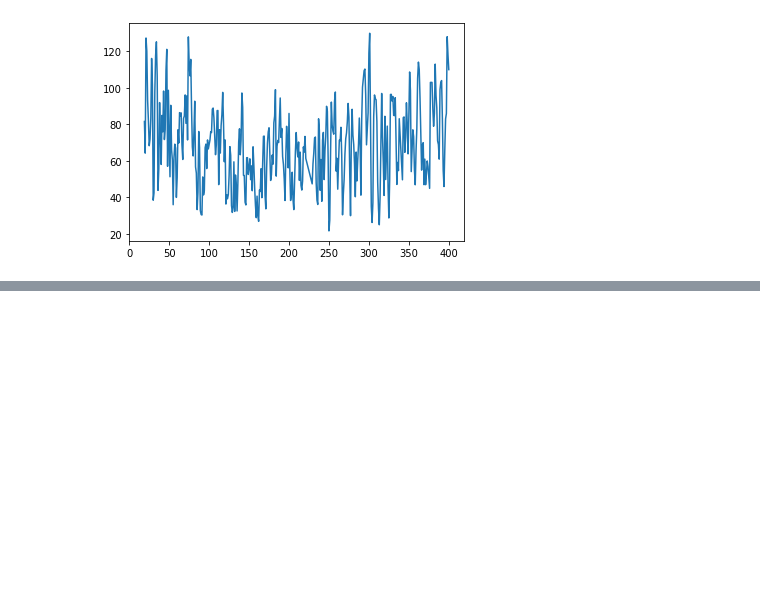
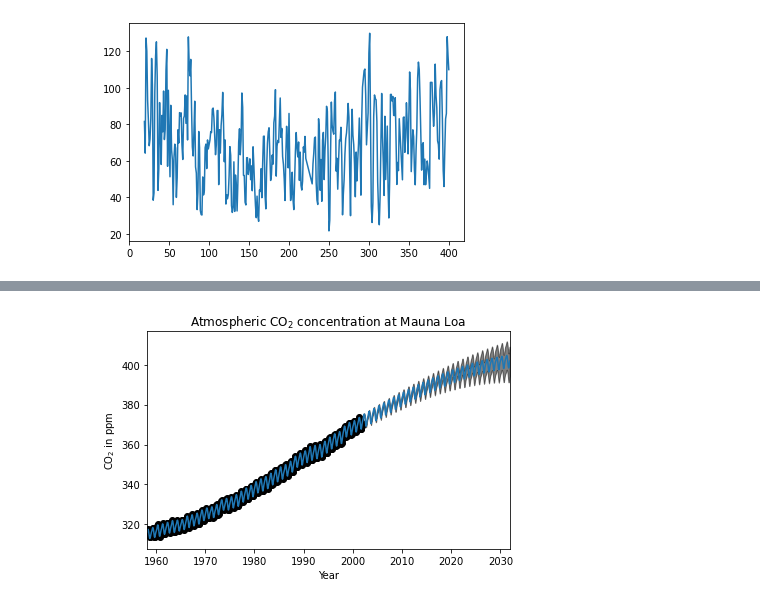
Before and after one commit to juanlu29/juanlu29, a Jupyter notebook: ajustesParametrosContaminacionMadrid.ipynb, the cells around one changed output, grey strips where cells are left out. Saved outputs shown, nothing was run; the diff lists cells and outputs as text; code cells hidden in the pictures; blank space fills up the shorter version.

```diff
--- a/ajustesParametrosContaminacionMadrid.ipynb
+++ b/ajustesParametrosContaminacionMadrid.ipynb
@@ -800,0 +885,99 @@ visualizacion_poste.mostrarPlot() # Muestra incertidumbre de la distribución de
+# %%
+# Authors: Jan Hendrik Metzen <jhm@informatik.uni-bremen.de>
+#
+# License: BSD 3 clause
+
+
+import numpy as np
+
+from matplotlib import pyplot as plt
+from sklearn.datasets import fetch_openml
+from sklearn.gaussian_process import GaussianProcessRegressor
+from sklearn.gaussian_process.kernels \
+    import RBF, WhiteKernel, RationalQuadratic, ExpSineSquared
+
+print(__doc__)
+
+
+def load_mauna_loa_atmospheric_co2():
+    ml_data = fetch_openml(data_id=41187)
+    months = []
+    ppmv_sums = []
+    counts = []
+
+    y = ml_data.data[:, 0]
+    m = ml_data.data[:, 1]
+    month_float = y + (m - 1) / 12
+    ppmvs = ml_data.target
+
+    for month, ppmv in zip(month_float, ppmvs):
+        if not months or month != months[-1]:
+            months.append(month)
+            ppmv_sums.append(ppmv)
+            counts.append(1)
+        else:
+            # aggregate monthly sum to produce average
+            ppmv_sums[-1] += ppmv
+            counts[-1] += 1
+
+    months = np.asarray(months).reshape(-1, 1)
+    avg_ppmvs = np.asarray(ppmv_sums) / counts
+    return months, avg_ppmvs
+
+
+X, y = load_mauna_loa_atmospheric_co2()
+
+# Kernel with parameters given in GPML book
+k1 = 66.0**2 * RBF(length_scale=67.0)  # long term smooth rising trend
+k2 = 2.4**2 * RBF(length_scale=90.0) \
+    * ExpSineSquared(length_scale=1.3, periodicity=1.0)  # seasonal component
+# medium term irregularity
+k3 = 0.66**2 \
+    * RationalQuadratic(length_scale=1.2, alpha=0.78)
+k4 = 0.18**2 * RBF(length_scale=0.134) \
+    + WhiteKernel(noise_level=0.19**2)  # noise terms
+kernel_gpml = k1 + k2 + k3 + k4
+
+gp = GaussianProcessRegressor(kernel=kernel_gpml, alpha=0,
+                              optimizer=None, normalize_y=True)
+gp.fit(X, y)
+
+print("GPML kernel: %s" % gp.kernel_)
+print("Log-marginal-likelihood: %.3f"
+      % gp.log_marginal_likelihood(gp.kernel_.theta))
+
+# Kernel with optimized parameters
+k1 = 50.0**2 * RBF(length_scale=50.0)  # long term smooth rising trend
+k2 = 2.0**2 * RBF(length_scale=100.0) \
+    * ExpSineSquared(length_scale=1.0, periodicity=1.0,
+                     periodicity_bounds="fixed")  # seasonal component
+# medium term irregularities
+k3 = 0.5**2 * RationalQuadratic(length_scale=1.0, alpha=1.0)
+k4 = 0.1**2 * RBF(length_scale=0.1) \
+    + WhiteKernel(noise_level=0.1**2,
+                  noise_level_bounds=(1e-3, np.inf))  # noise terms
+kernel = k1 + k2 + k3 + k4
+
+gp = GaussianProcessRegressor(kernel=kernel, alpha=0,
+                              normalize_y=True)
+gp.fit(X, y)
+
+print("\nLearned kernel: %s" % gp.kernel_)
+print("Log-marginal-likelihood: %.3f"
+      % gp.log_marginal_likelihood(gp.kernel_.theta))
+
+X_ = np.linspace(X.min(), X.max() + 30, 1000)[:, np.newaxis]
+y_pred, y_std = gp.predict(X_, return_std=True)
+
+# Illustration
+plt.scatter(X, y, c='k')
+plt.plot(X_, y_pred)
+plt.fill_between(X_[:, 0], y_pred - y_std, y_pred + y_std,
+                 alpha=0.5, color='k')
+plt.xlim(X_.min(), X_.max())
+plt.xlabel("Year")
+plt.ylabel(r"CO$_2$ in ppm")
+plt.title(r"Atmospheric CO$_2$ concentration at Mauna Loa")
+plt.tight_layout()
+plt.show()
+# %% [output]
@@ -800,0 +990 @@ visualizacion_poste.mostrarPlot() # Muestra incertidumbre de la distribución de
+[figure, added]
```
Also changed, not shown: parts of 5 cells of this notebook.
